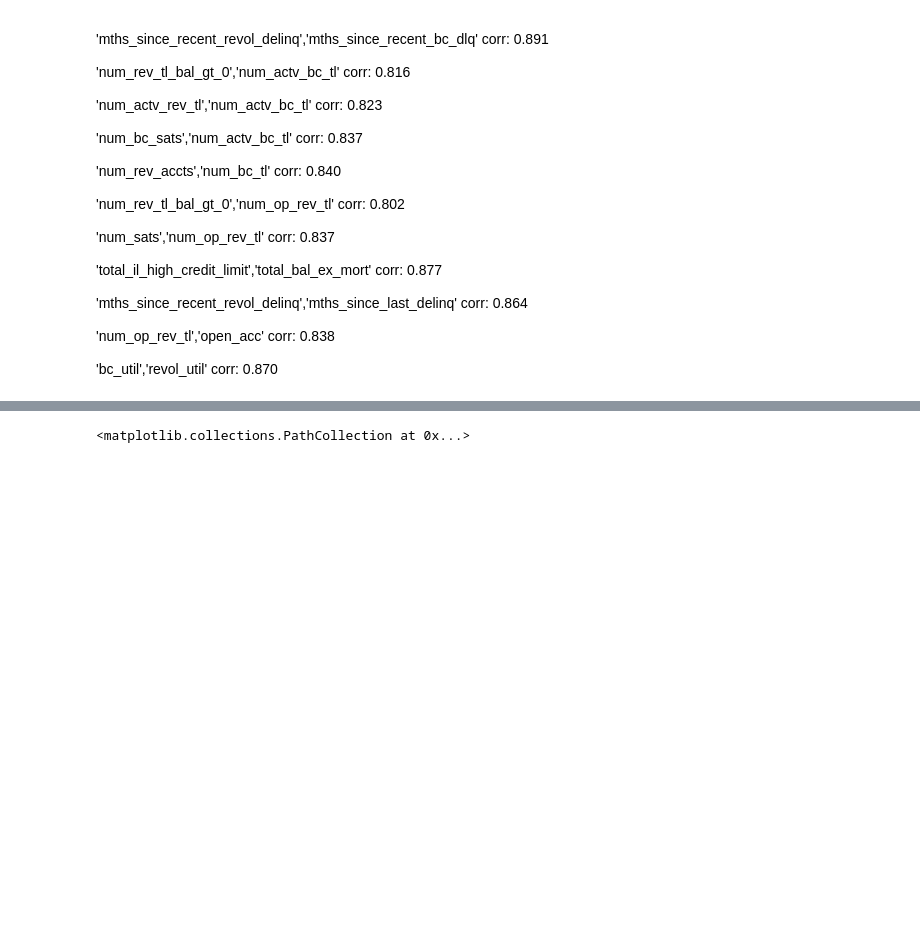
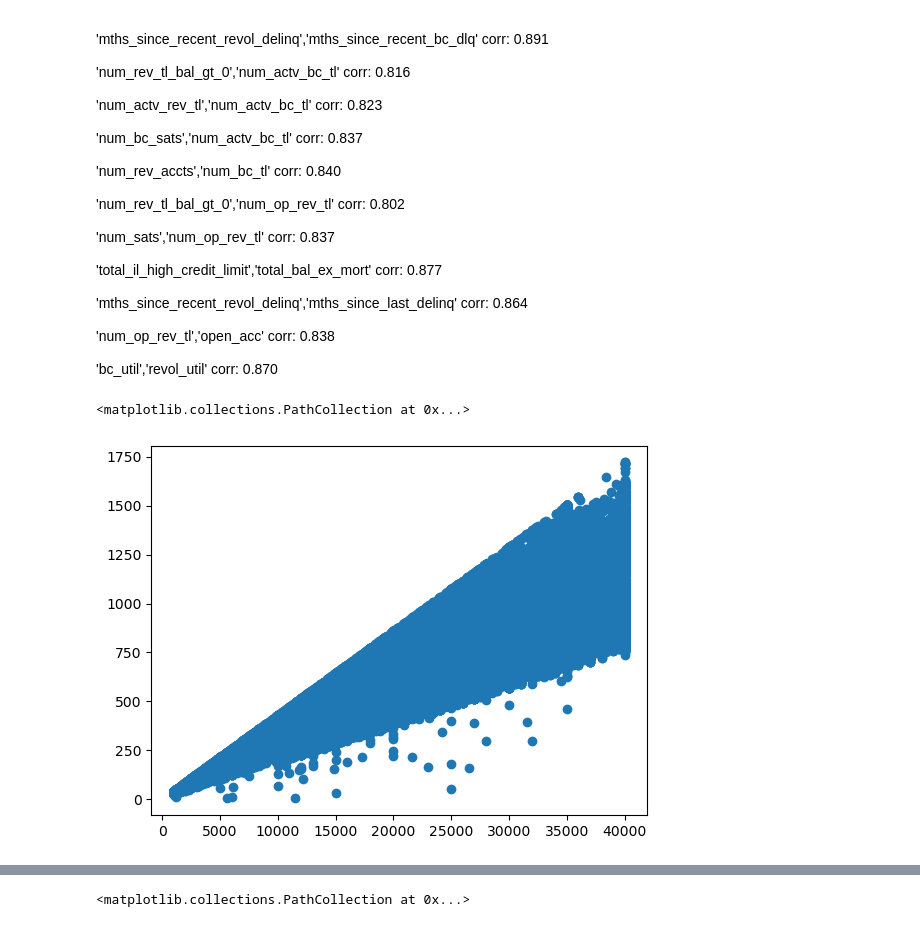
Before and after one commit to DS-XL/ds-intermediate-2023, a Jupyter notebook: capstone/Capstone_EDA.ipynb, the cells around one changed output, grey strips where cells are left out. Drawn from its saved outputs; the diff is of its cells as text; code cells hidden in the pictures; blank space fills up the shorter version.

```diff
--- a/capstone/Capstone_EDA.ipynb
+++ b/capstone/Capstone_EDA.ipynb
@@ -840,4 +898,10 @@ feature_correlation_float = trn[coln_float].corr() # Pearson
 'num_op_rev_tl','open_acc' corr: 0.838
 
 'bc_util','revol_util' corr: 0.870
+# %%
+%matplotlib inline
+plt.scatter(trn['loan_amnt'],trn['installment'])
+# %% [output]
+<matplotlib.collections.PathCollection at 0x...>
+[figure, added]
 # %%
```
Also changed, not shown: parts of 13 cells of this notebook, 5 other files.
